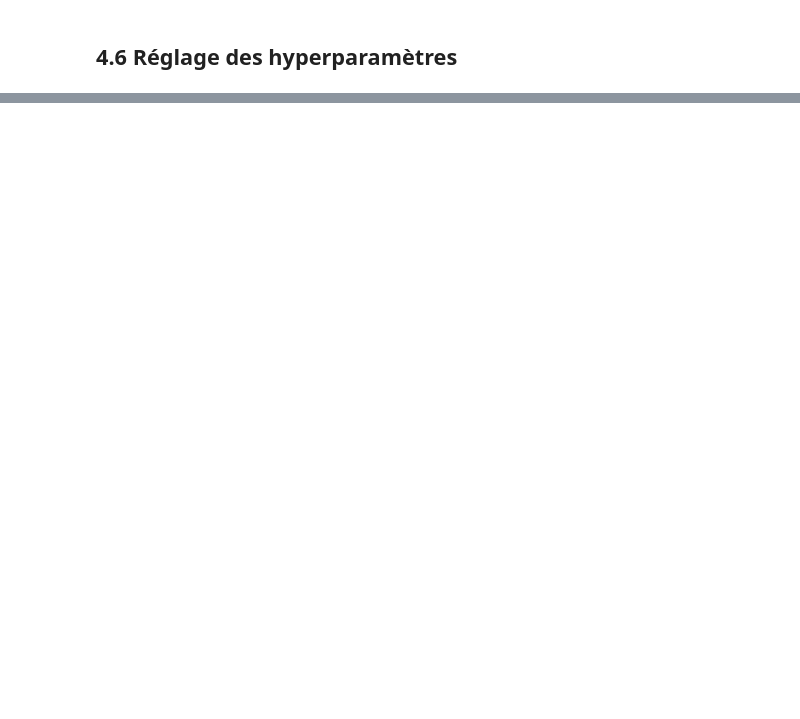
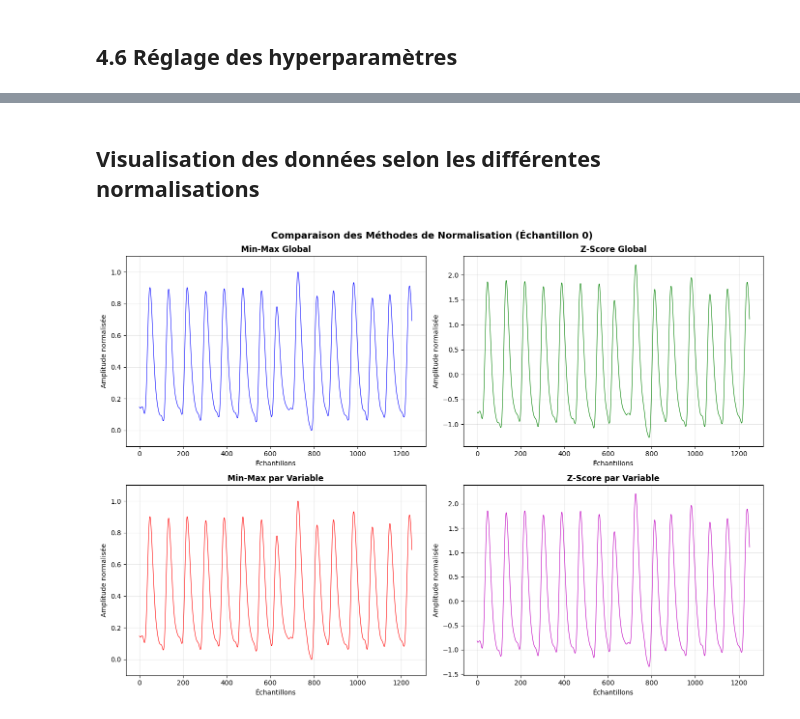
Before and after one commit to vskarleas/ROB5-S9-CardioSense_AI, a Jupyter notebook: Lab 2/lab.ipynb, the cells around one changed output, grey strips where cells are left out. Drawn from its saved outputs; the diff is of its cells as text; code cells hidden in the pictures; blank space fills up the shorter version.

```diff
--- a/Lab 2/lab.ipynb
+++ b/Lab 2/lab.ipynb
@@ -1174,0 +2112,5 @@ Le meilleure model est celui avec taille de batch à 64 et taux d'apprentisage
+# %%
+train_ppg_raw = np.load('data/Data_Train_PPG.npy')
+test_ppg_raw = np.load('data/Data_Test_PPG.npy')
+train_labels_raw = np.load('data/Data_Train_Labels.npy')
+test_labels_raw = np.load('data/Data_Test_Labels.npy')
@@ -1174,0 +2154,43 @@ Le meilleure model est celui avec taille de batch à 64 et taux d'apprentisage
+# %% [markdown]
+## Visualisation des données selon les différentes normalisations
+# %%
+fig, axes = plt.subplots(2, 2, figsize=(14, 10))
+
+sample_idx = 0
+
+# 1. Min-Max Global
+axes[0, 0].plot(train_minmax_global[sample_idx], 'b-', linewidth=0.8)
+axes[0, 0].set_title('Min-Max Global', fontsize=12, fontweight='bold')
+axes[0, 0].set_xlabel('Échantillons')
+axes[0, 0].set_ylabel('Amplitude normalisée')
+axes[0, 0].set_ylim([-0.1, 1.1])
+axes[0, 0].grid(True, alpha=0.3)
+
+# 2. Z-Score Global
+axes[0, 1].plot(train_zscore_global[sample_idx], 'g-', linewidth=0.8)
+axes[0, 1].set_title('Z-Score Global', fontsize=12, fontweight='bold')
+axes[0, 1].set_xlabel('Échantillons')
+axes[0, 1].set_ylabel('Amplitude normalisée')
+axes[0, 1].grid(True, alpha=0.3)
+
+# 3. Min-Max par variable
+axes[1, 0].plot(train_minmax_per_var[sample_idx], 'r-', linewidth=0.8)
+axes[1, 0].set_title('Min-Max par Variable', fontsize=12, fontweight='bold')
+axes[1, 0].set_xlabel('Échantillons')
+axes[1, 0].set_ylabel('Amplitude normalisée')
+axes[1, 0].set_ylim([-0.1, 1.1])
+axes[1, 0].grid(True, alpha=0.3)
+
+# 4. Z-Score par variable
+axes[1, 1].plot(train_zscore_per_var[sample_idx], 'm-', linewidth=0.8)
+axes[1, 1].set_title('Z-Score par Variable', fontsize=12, fontweight='bold')
+axes[1, 1].set_xlabel('Échantillons')
+axes[1, 1].set_ylabel('Amplitude normalisée')
+axes[1, 1].grid(True, alpha=0.3)
+
+plt.suptitle('Comparaison des Méthodes de Normalisation (Échantillon 0)', fontsize=14, fontweight='bold')
+plt.tight_layout()
+plt.savefig('images/ex6_normalization_comparison_sample.png', dpi=150, bbox_inches='tight')
+plt.show()
+# %% [output]
+[figure, added]
```
Also changed, not shown: parts of 112 cells of this notebook, 14 other files.
